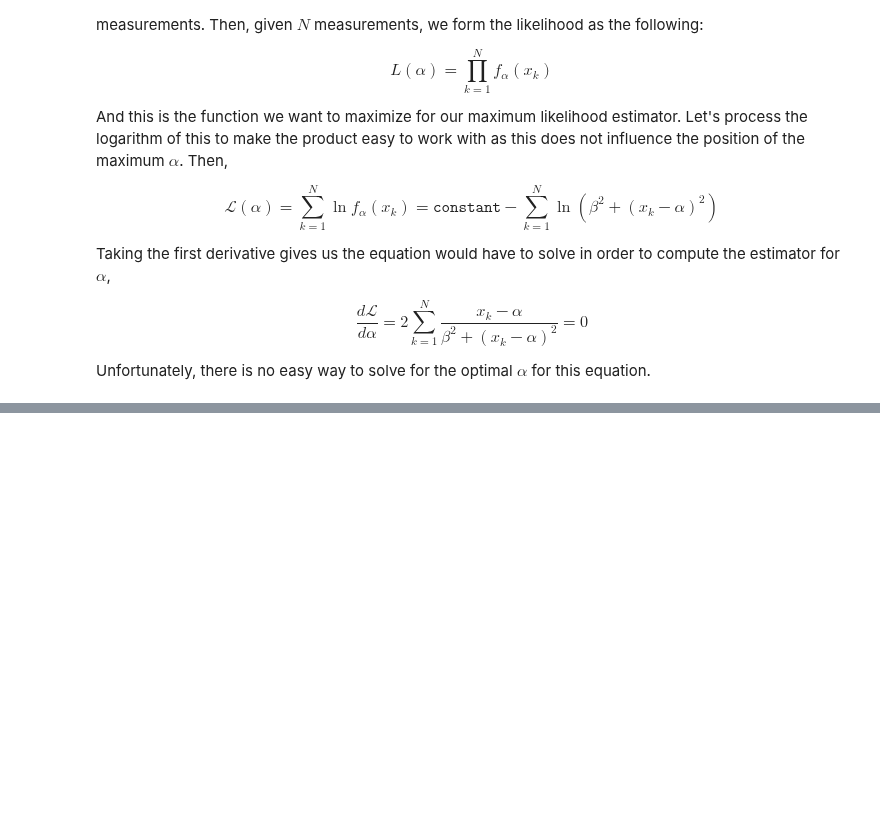
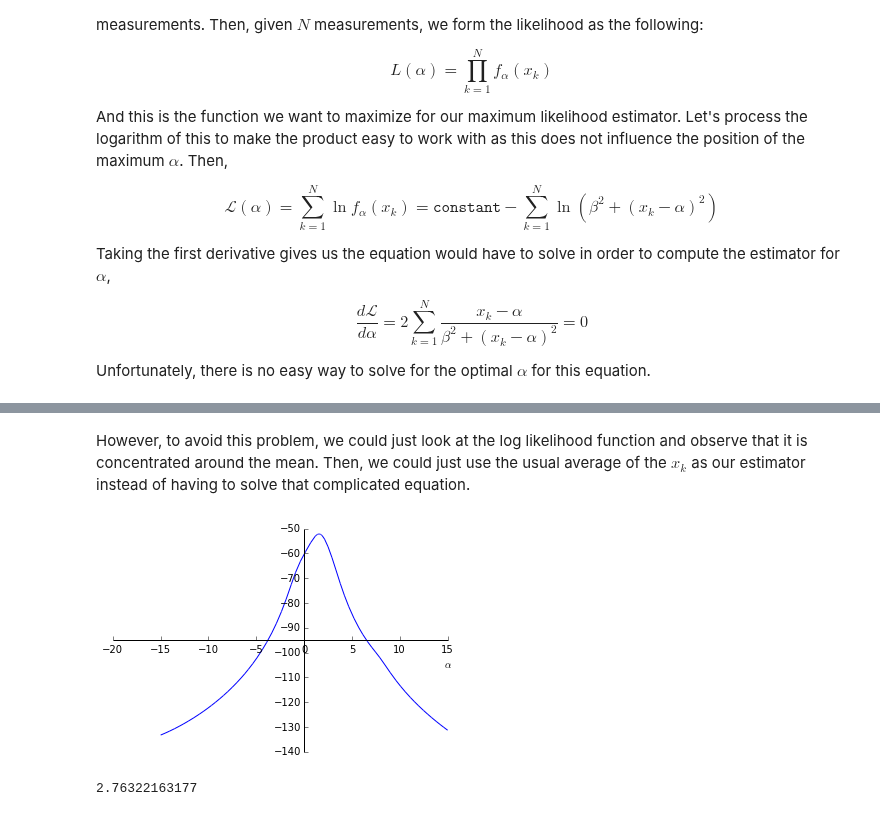
Before and after one commit to unpingco/Python-for-Signal-Processing, a Jupyter notebook: Lighthouse_problem.ipynb, the cells around one changed output, grey strips where cells are left out. Saved outputs shown, nothing was run; the diff lists cells and outputs as text; code cells hidden in the pictures; blank space fills up the shorter version.

Commit message:
completed the initial maximum micro discussion for Lighthouse_problem.ipynb

```diff
--- a/Lighthouse_problem.ipynb
+++ b/Lighthouse_problem.ipynb
@@ -58,0 +79,12 @@ hist((2*np.random.rand(1000)-1)*pi/2)
+# %% [markdown]
+However, to avoid this problem, we could just look at the log likelihood function and observe that it is concentrated around the mean. Then, we could just use the usual average of the $x_k$ as our estimator instead of having to solve that complicated equation.
+# %%
+x = S.symbols('x')
+tmp=sum(S.log(1/(pi*(1+(x-a)**2))).subs(x,i) for i in x_samples[:20])
+S.plot(tmp,(a,-15,15),xlabel=r'$\alpha$');
+# %% [output]
+[figure, added]
+# %%
+print x_samples.mean()
+# %% [output]
+2.76322163177
```
Also changed, not shown: parts of 11 cells of this notebook.
